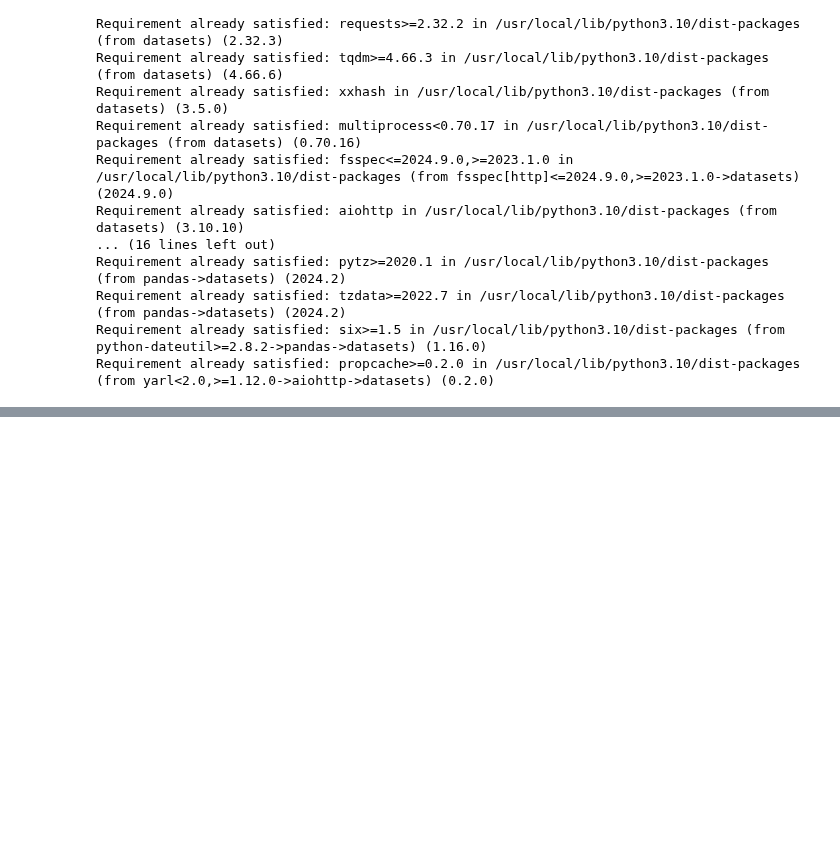
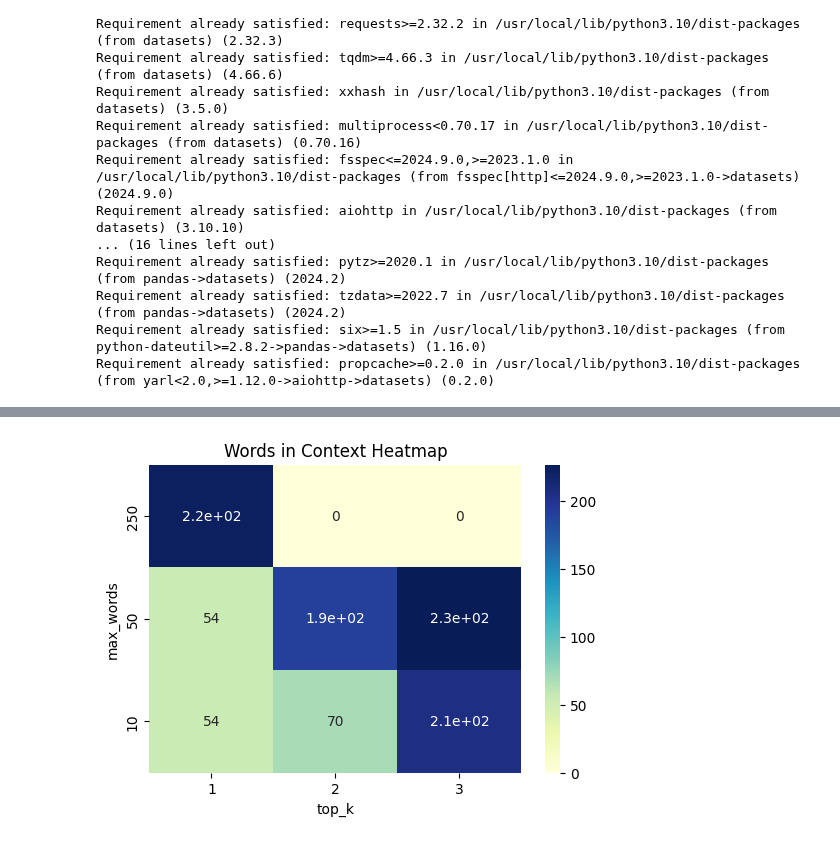
Before and after one commit to oixchi/mathesis, a Jupyter notebook: macode.ipynb, the cells around one changed output, grey strips where cells are left out. Drawn from its saved outputs; the diff is of its cells as text; code cells hidden in the pictures; blank space fills up the shorter version.

```diff
--- a/macode.ipynb
+++ b/macode.ipynb
@@ -673,0 +698,32 @@ The Waxholm Space (WHS) Rat Brain Atlas contains comprehensive anatomical deline
+# %%
+import matplotlib.pyplot as plt
+import seaborn as sns
+import numpy as np
+
+# Provided data
+max_words_values = [10, 10, 10, 50, 50, 50, 250]
+top_k_values = [1, 2, 3, 1, 2, 3, 1]
+words_in_context_values = [54, 70, 206, 54, 190, 227, 223]
+
+# Get unique values for max_words and top_k
+unique_max_words = sorted(set(max_words_values), reverse=True)
+unique_top_k = sorted(set(top_k_values))
+
+# Create a 2D matrix to hold words_in_context values
+words_in_context_matrix = np.zeros((len(unique_max_words), len(unique_top_k)))
+
+# Populate the matrix
+for max_words, top_k, words_in_context in zip(max_words_values, top_k_values, words_in_context_values):
+    i = unique_max_words.index(max_words)
+    j = unique_top_k.index(top_k)
+    words_in_context_matrix[i, j] = words_in_context
+
+# Plot as a heatmap
+plt.figure(figsize=(6, 4))
+sns.heatmap(words_in_context_matrix, annot=True, xticklabels=unique_top_k, yticklabels=unique_max_words, cmap="YlGnBu")
+plt.xlabel("top_k")
+plt.ylabel("max_words")
+plt.title("Words in Context Heatmap")
+plt.show()
+# %% [output]
+[figure, added]
```
Also changed, not shown: parts of 1 cell of this notebook.
